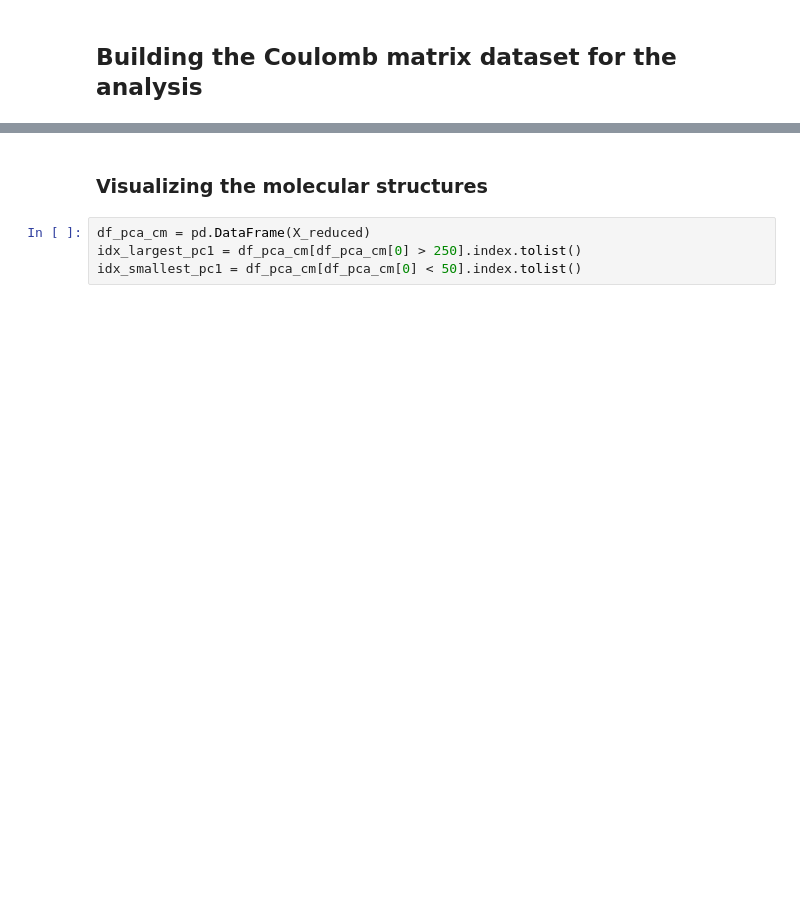
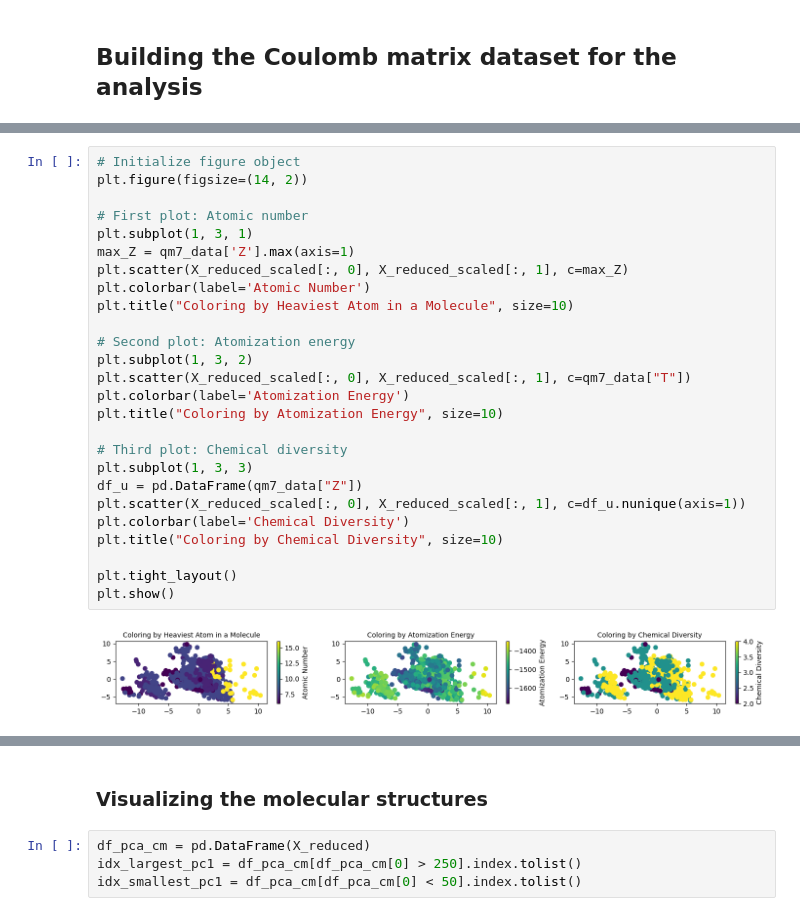
Before and after one commit to rhyan10/unsupervised-learning-molecular-systems, a Jupyter notebook: 2-Dimensionality-Reduction/Dimensionality-Reduction.ipynb, the cells around one changed output, grey strips where cells are left out. Cells and saved outputs as stored; diff of their text form; blank space fills up the shorter version.

```diff
--- a/2-Dimensionality-Reduction/Dimensionality-Reduction.ipynb
+++ b/2-Dimensionality-Reduction/Dimensionality-Reduction.ipynb
@@ -384,0 +291,28 @@ By analyzing the importance of the input features for the principle components i
+# %%
+# Initialize figure object
+plt.figure(figsize=(14, 2))
+
+# First plot: Atomic number
+plt.subplot(1, 3, 1)
+max_Z = qm7_data['Z'].max(axis=1)
+plt.scatter(X_reduced_scaled[:, 0], X_reduced_scaled[:, 1], c=max_Z)
+plt.colorbar(label='Atomic Number')
+plt.title("Coloring by Heaviest Atom in a Molecule", size=10)
+
+# Second plot: Atomization energy
+plt.subplot(1, 3, 2)
+plt.scatter(X_reduced_scaled[:, 0], X_reduced_scaled[:, 1], c=qm7_data["T"])
+plt.colorbar(label='Atomization Energy')
+plt.title("Coloring by Atomization Energy", size=10)
+
+# Third plot: Chemical diversity
+plt.subplot(1, 3, 3)
+df_u = pd.DataFrame(qm7_data["Z"])
+plt.scatter(X_reduced_scaled[:, 0], X_reduced_scaled[:, 1], c=df_u.nunique(axis=1))
+plt.colorbar(label='Chemical Diversity')
+plt.title("Coloring by Chemical Diversity", size=10)
+
+plt.tight_layout()
+plt.show()
+# %% [output]
+[figure, added]
```
Also changed, not shown: parts of 56 cells of this notebook, 1 other file.
